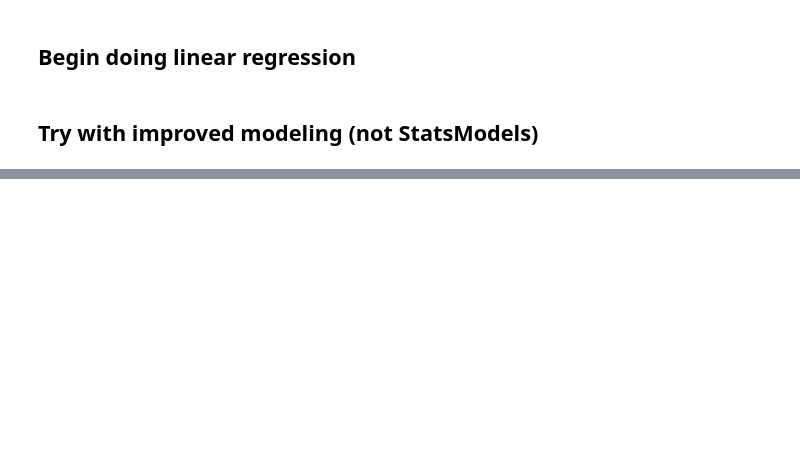
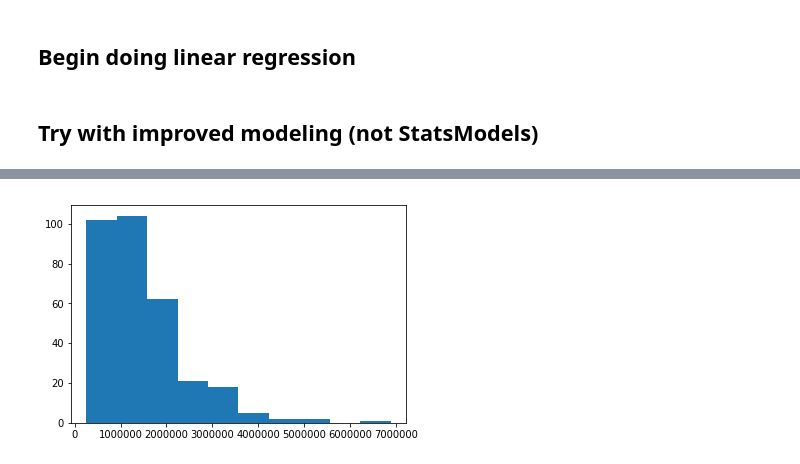
Before and after one commit to dirkstrong1/dsc-v2-mod1-final-project-seattle-ds-080519, a Jupyter notebook: aaron_first_model.ipynb, the cells around one changed output, grey strips where cells are left out. Drawn from its saved outputs; the diff is of its cells as text; code cells hidden in the pictures; blank space fills up the shorter version.

```diff
--- a/aaron_first_model.ipynb
+++ b/aaron_first_model.ipynb
@@ -187,0 +282,6 @@ Index(['x0_98002', 'x0_98003', 'x0_98004', 'x0_98005', 'x0_98006', 'x0_98007',
+# %%
+only_4_views = raw_data.loc[raw_data['view'] == 4]
+# %%
+plt.hist(only_4_views['price']);
+# %% [output]
+[figure, added]
```
Also changed, not shown: parts of 38 cells of this notebook.
